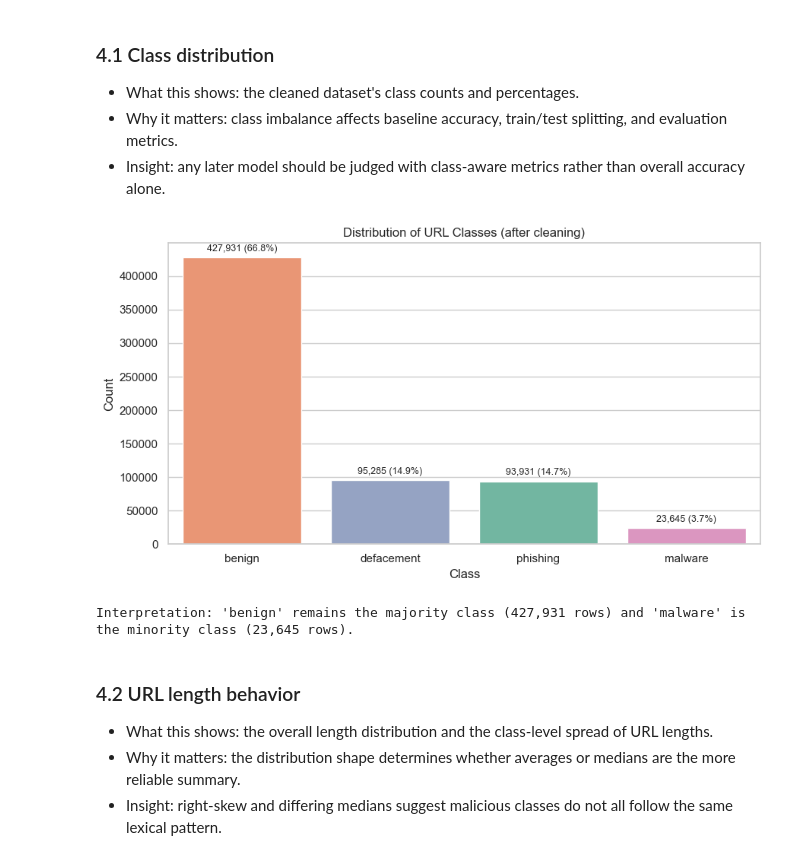
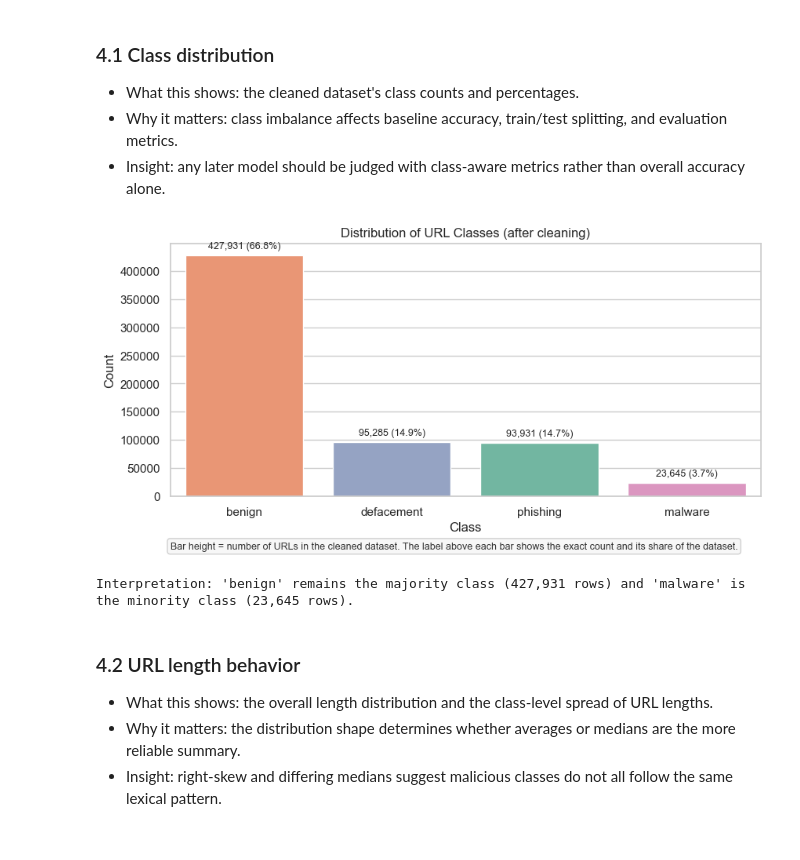
Before and after one commit to NimishSood/malicious-url-detection, a Jupyter notebook: notebooks/file1.ipynb, the cells around one changed output. Saved outputs shown, nothing was run; the diff lists cells and outputs as text; code cells hidden in the pictures.

Commit message:
updated plots to show more information

```diff
--- a/notebooks/file1.ipynb
+++ b/notebooks/file1.ipynb
@@ -543,34 +777,35 @@ else:
     ax.set_title('Distribution of URL Classes (after cleaning)')
     ax.set_xlabel('Class')
     ax.set_ylabel('Count')
 
     total = len(eda)
     # Add both counts and percentages so the imbalance is visible without manual calculation.
     for patch in ax.patches:
         count = int(patch.get_height())
         pct = 100 * count / total if total else 0
         ax.annotate(
             f"{count:,} ({pct:.1f}%)",
             (patch.get_x() + patch.get_width() / 2, patch.get_height()),
             ha='center',
             va='bottom',
             fontsize=9,
             xytext=(0, 4),
             textcoords='offset points',
         )
 
+    add_chart_note(ax, 'Bar height = number of URLs in the cleaned dataset. The label above each bar shows the exact count and its share of the dataset.')
     finalize_figure()
 
 counts = eda['type'].value_counts()
 if counts.empty:
     print('Interpretation unavailable: no class counts available.')
 else:
     print(
         f"Interpretation: '{counts.idxmax()}' remains the majority class ({counts.max():,} rows) "
         f"and '{counts.idxmin()}' is the minority class ({counts.min():,} rows)."
     )
 # %% [output]
-[figure, old version]
+[figure, new version]
 Interpretation: 'benign' remains the majority class (427,931 rows) and 'malware' is the minority class (23,645 rows).
 # %% [markdown]
 ### 4.2 URL length behavior
```
Also changed, not shown: parts of 7 cells of this notebook.
